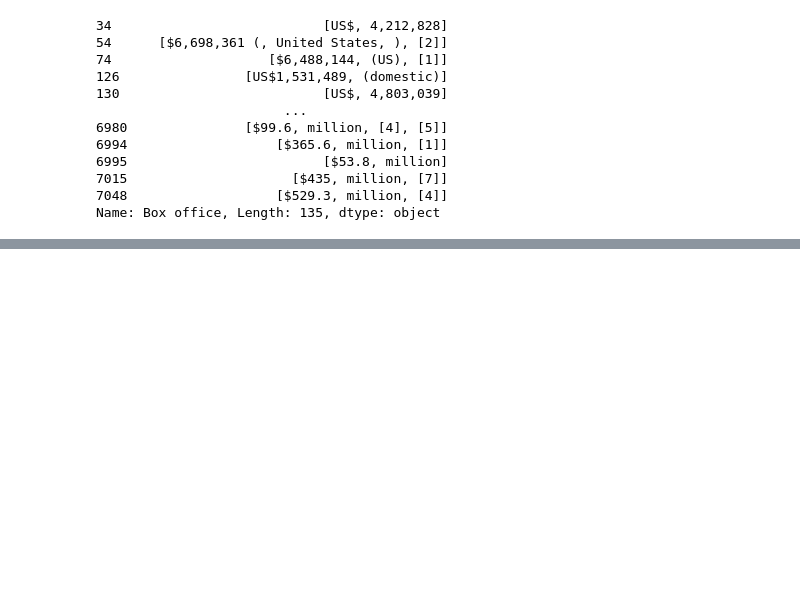
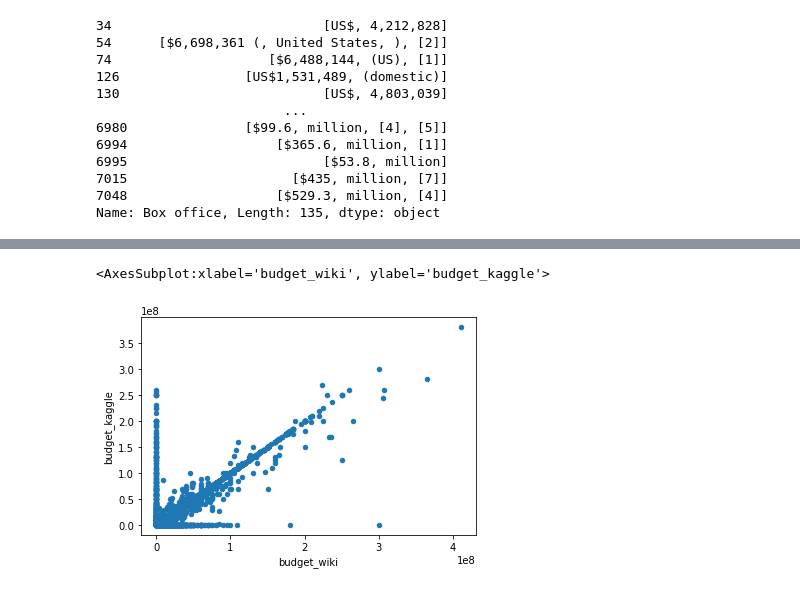
Before and after one commit to adammagyar87/Movies-ETL, a Jupyter notebook: Module_8.ipynb, the cells around one changed output, grey strips where cells are left out. Cells and saved outputs as stored; diff of their text form; code cells hidden in the pictures; blank space fills up the shorter version.

```diff
--- a/Module_8.ipynb
+++ b/Module_8.ipynb
@@ -498,2 +368,0 @@ def parse_dollars(s):
-# %%
-wiki_movies_df['box_office'] = box_office.str.extract(f'({form_one}|{form_two})', flags=re.IGNORECASE)[0].apply(parse_dollars)
@@ -593,2 +368,0 @@ release_date.str.extract(f'({date_form_one}|{date_form_two}|{date_form_three}|{d
-# %%
-wiki_movies_df['release_date'] = pd.to_datetime(release_date.str.extract(f'({date_form_one}|{date_form_two}|{date_form_three}|{date_form_four})')[0], infer_datetime_format=True)
@@ -1077,0 +513,6 @@ movies_df.to_sql(name='movies', con=engine)
+# %%
+# First, we need to extract the values from box_office using str.extract
+# apply parse_dollars to the first column in the DataFrame returned by str.extract
+
+wiki_movies_df['box_office'] = box_office.str.extract(f'({form_one}|{form_two})',
+                                                      flags=re.IGNORECASE)[0].apply(parse_dollars)
@@ -1077,0 +614,5 @@ movies_df.to_sql(name='movies', con=engine)
+# %%
+# Use Pandas functionality to parse the dates into datetime format
+wiki_movies_df['release_date'] = pd.to_datetime(release_date.str.extract
+                                                (f'({date_form_one}|{date_form_two}|{date_form_three}|{date_form_four})')[0],
+                                                infer_datetime_format=True)
@@ -1077,0 +914,7 @@ movies_df.to_sql(name='movies', con=engine)
+# %%
+# Check budgets again with scatter plot
+# keep the kaggle data but will fill null values with wiki data
+movies_df.fillna(0).plot(x='budget_wiki',y='budget_kaggle', kind='scatter')
+# %% [output]
+<AxesSubplot:xlabel='budget_wiki', ylabel='budget_kaggle'>
+[figure, added]
```
Also changed, not shown: parts of 214 cells of this notebook, 2 other files.
